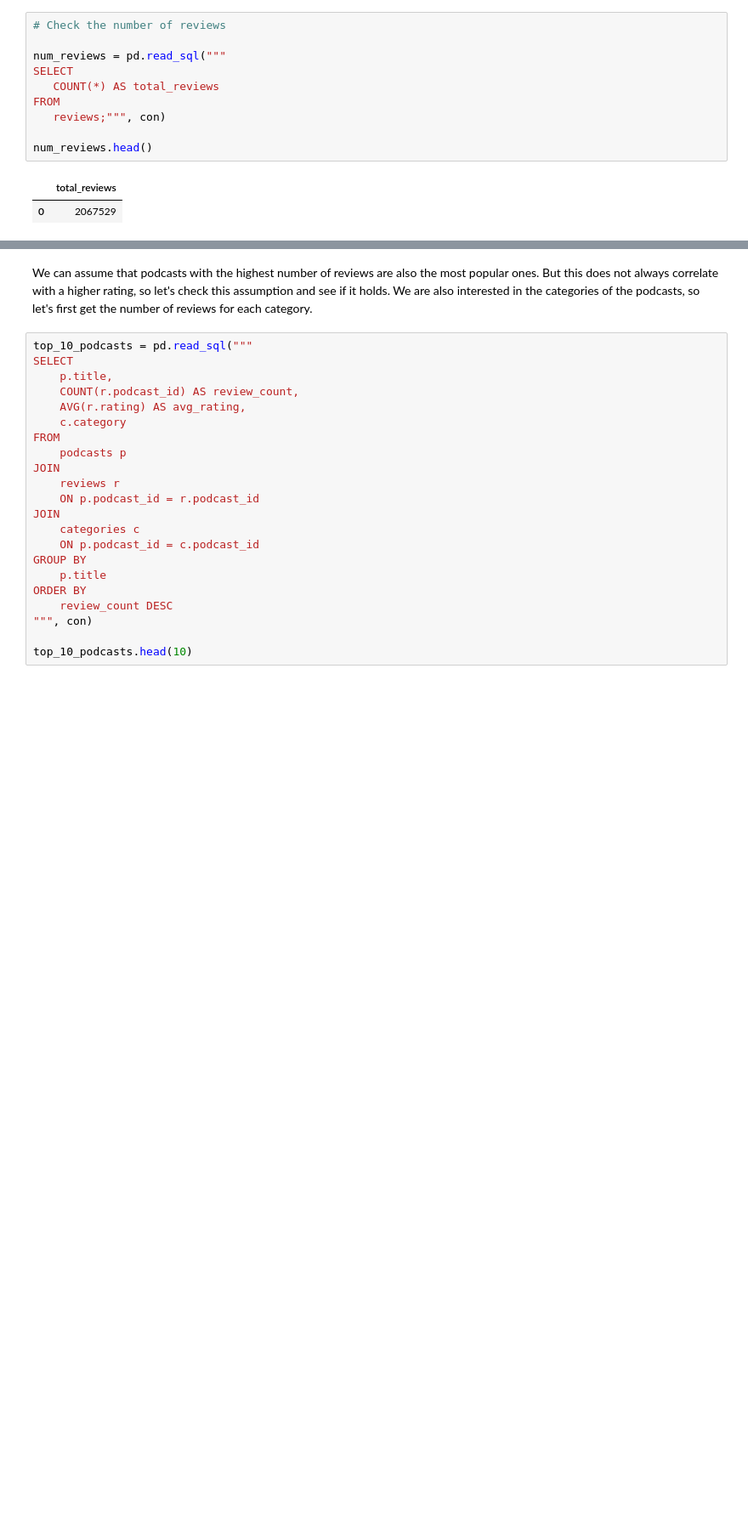
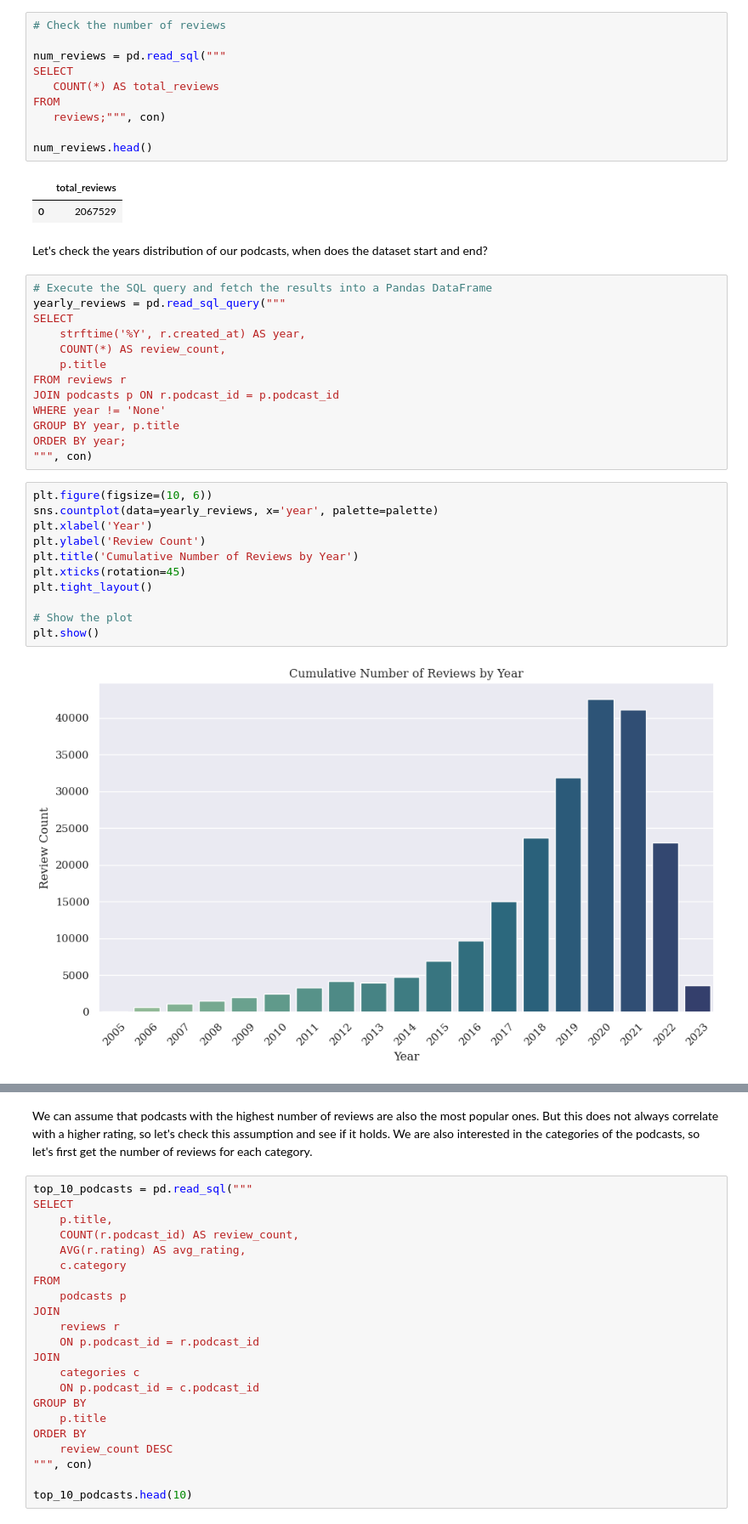
Before and after one commit to alespool/Analyzing-Podcast-Reviews, a Jupyter notebook: data_extraction.ipynb, the cells around one changed output, grey strips where cells are left out. Shown at 85% size. Saved outputs shown, nothing was run; the diff lists cells and outputs as text; blank space fills up the shorter version.

```diff
--- a/data_extraction.ipynb
+++ b/data_extraction.ipynb
@@ -87,3 +90,31 @@ num_reviews.head()
 # %% [output]
 |  | total_reviews |
 | 0 | 2067529 |
+# %% [markdown]
+Let's check the years distribution of our podcasts, when does the dataset start and end?
+# %%
+# Execute the SQL query and fetch the results into a Pandas DataFrame
+yearly_reviews = pd.read_sql_query("""
+SELECT
+    strftime('%Y', r.created_at) AS year,
+    COUNT(*) AS review_count,
+    p.title
+FROM reviews r
+JOIN podcasts p ON r.podcast_id = p.podcast_id
+WHERE year != 'None'
+GROUP BY year, p.title
+ORDER BY year;
+""", con)
+# %%
+plt.figure(figsize=(10, 6))
+sns.countplot(data=yearly_reviews, x='year', palette=palette)
+plt.xlabel('Year')
+plt.ylabel('Review Count')
+plt.title('Cumulative Number of Reviews by Year')
+plt.xticks(rotation=45)
+plt.tight_layout()
+
+# Show the plot
+plt.show()
+# %% [output]
+[figure, added]
```
Also changed, not shown: parts of 21 cells of this notebook.
